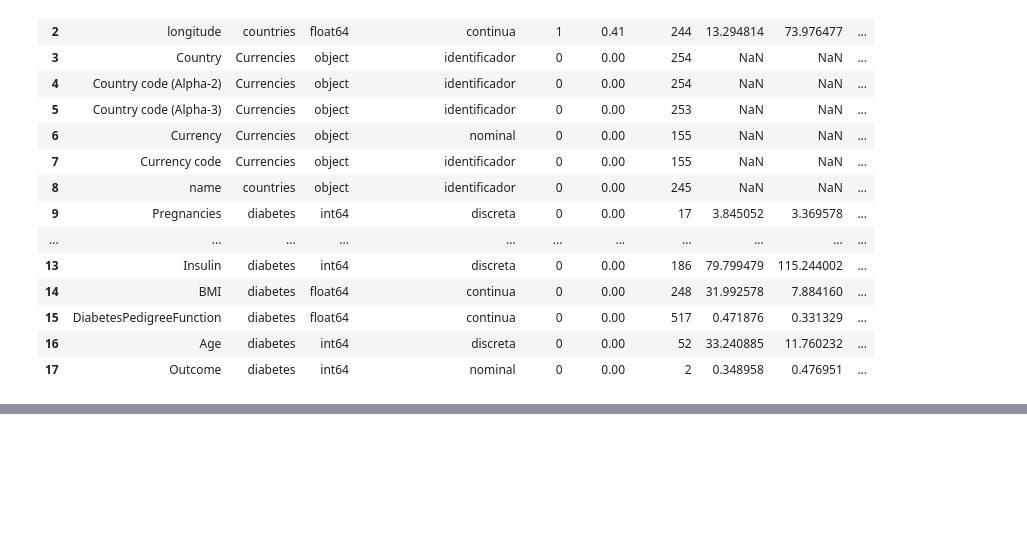
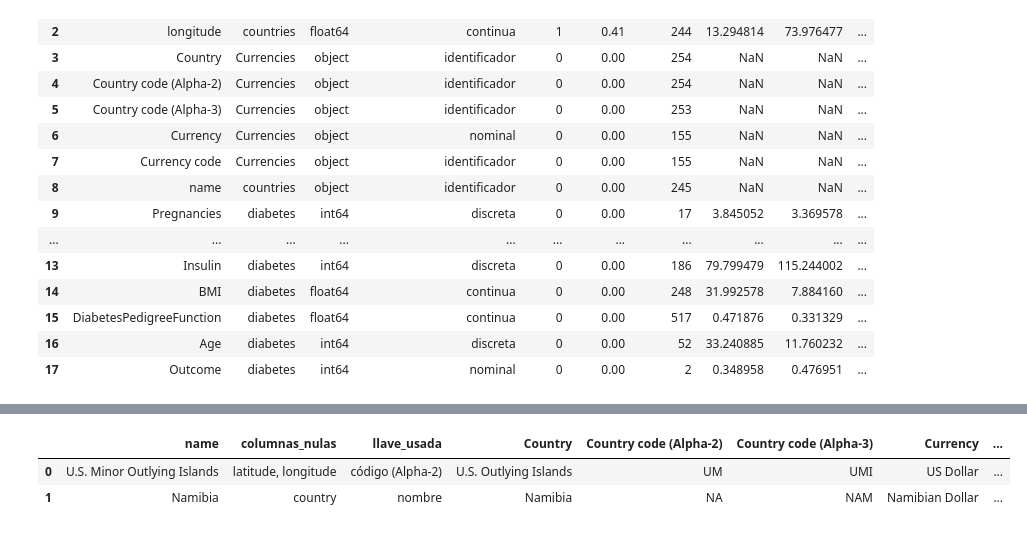
Before and after one commit to juancguerrerom13/Taller1-Gestion-de-Datos, a Jupyter notebook: work/taller1.ipynb, the cells around one changed output, grey strips where cells are left out. Drawn from its saved outputs; the diff is of its cells as text; code cells hidden in the pictures; blank space fills up the shorter version.

```diff
--- a/work/taller1.ipynb
+++ b/work/taller1.ipynb
@@ -154,0 +159,8 @@ perfiles
+# %%
+# Filas de countries con algún nulo en country, latitude o longitude
+cols_revisar = ["country", "latitude", "longitude"]
+filas_nulas = countries[countries[cols_revisar].isna().any(axis=1)].copy()
+filas_nulas["columnas_nulas"] = filas_nulas[cols_revisar].apply(
+    lambda f: ", ".join(f.index[f.isna()]), axis=1
+)
+filas_nulas
@@ -154,0 +174,24 @@ perfiles
+# %%
+alpha2 = "Country code (Alpha-2)"
+
+# 1) Cruce por código cuando el código existe
+por_codigo = (
+    filas_nulas.dropna(subset=["country"])
+    .merge(Currencies, left_on="country", right_on=alpha2, how="left")
+    .assign(llave_usada="código (Alpha-2)")
+)
+
+# 2) Cruce por nombre cuando el código es nulo
+por_nombre = (
+    filas_nulas[filas_nulas["country"].isna()]
+    .merge(Currencies, left_on="name", right_on="Country", how="left")
+    .assign(llave_usada="nombre")
+)
+
+cruce_nulos = pd.concat([por_codigo, por_nombre], ignore_index=True)
+cruce_nulos[["name", "columnas_nulas", "llave_usada", "Country", alpha2,
+             "Country code (Alpha-3)", "Currency", "Currency code"]]
+# %% [output]
+|  | name | columnas_nulas | llave_usada | Country | Country code (Alpha-2) | Country code (Alpha-3) | Currency | ... |
+| 0 | U.S. Minor Outlying Islands | latitude, longitude | código (Alpha-2) | U.S. Outlying Islands | UM | UMI | US Dollar | ... |
+| 1 | Namibia | country | nombre | Namibia | NA | NAM | Namibian Dollar | ... |
```
Also changed, not shown: parts of 8 cells of this notebook, 3 other files.
